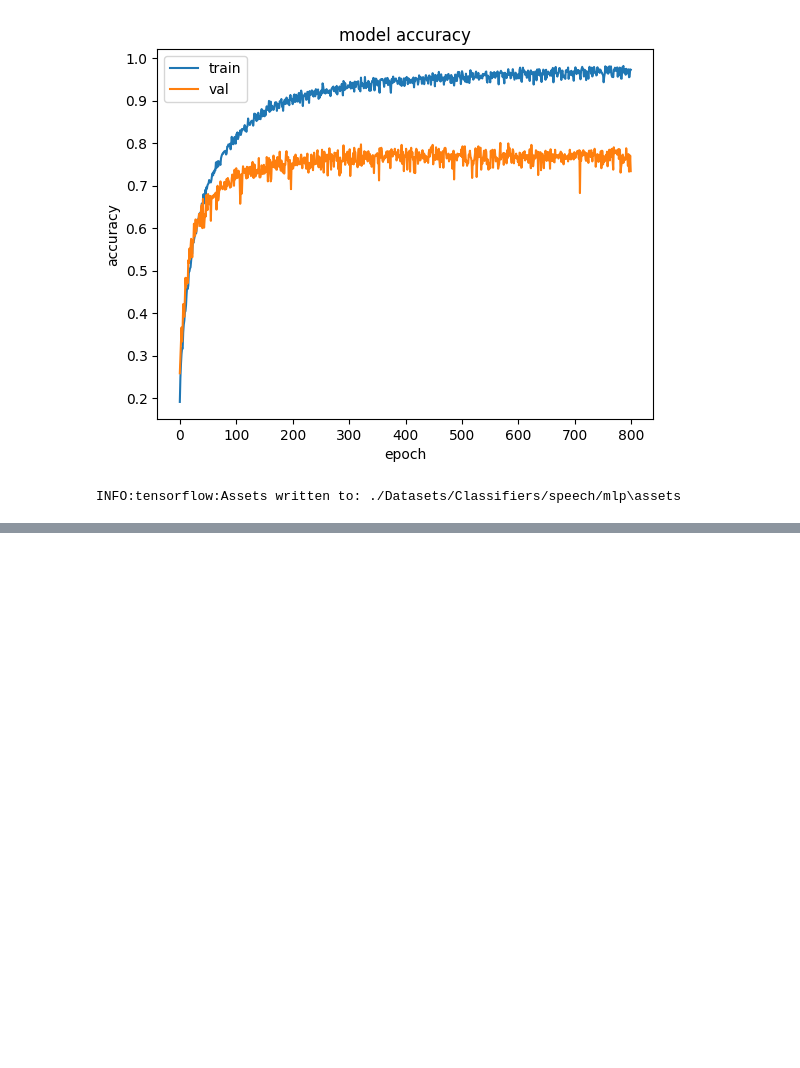
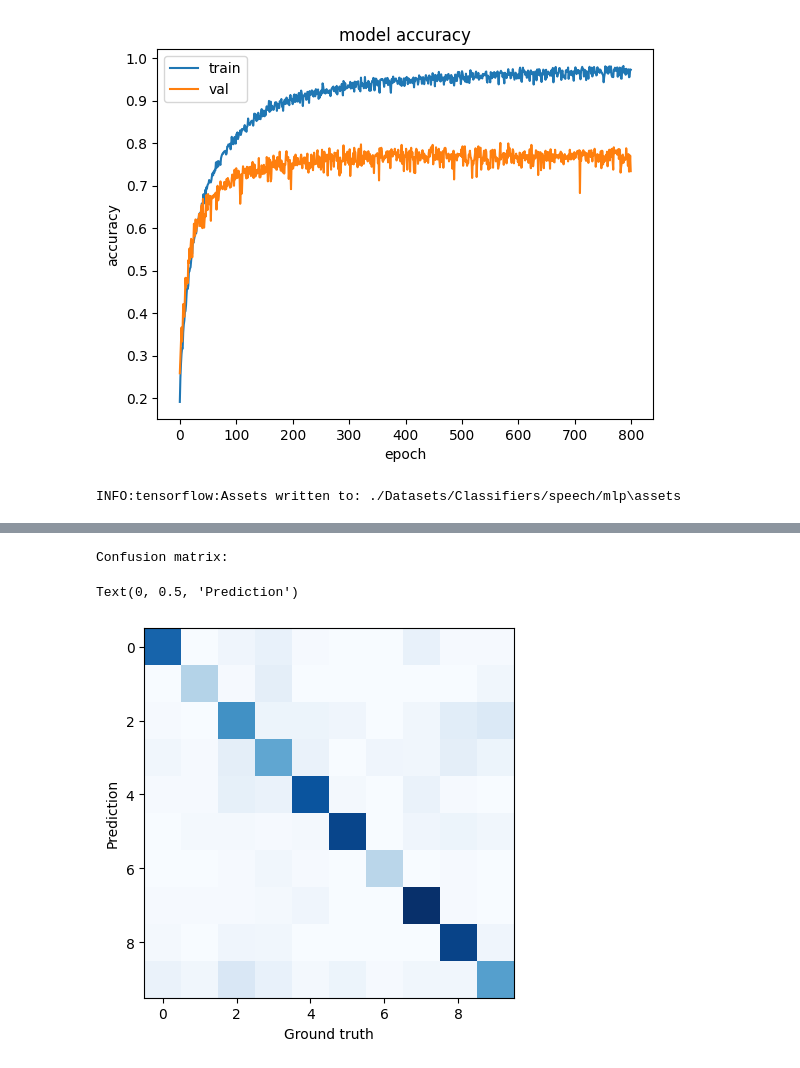
Before and after one commit to Blowdire/DSIM_Project, a Jupyter notebook: UrbanSoundClassification.ipynb, the cells around one changed output, grey strips where cells are left out. Drawn from its saved outputs; the diff is of its cells as text; code cells hidden in the pictures; blank space fills up the shorter version.

```diff
--- a/UrbanSoundClassification.ipynb
+++ b/UrbanSoundClassification.ipynb
@@ -366,0 +352,7 @@ INFO:tensorflow:Assets written to: ./Datasets/Classifiers/speech/mlp\assets
+# %%
+model = keras.models.load_model('./Datasets/Classifiers/speech/mlp')
+test_data = dataset['x_test']
+test_labels = [int(x) for x in dataset['y_test']]
+
+predictions = model.predict(test_data)
+predicted_categories = np.argmax(predictions, axis=1)
@@ -366,0 +363,11 @@ INFO:tensorflow:Assets written to: ./Datasets/Classifiers/speech/mlp\assets
+# %%
+
+print('Confusion matrix:')
+cm = confusion_matrix(test_labels, predicted_categories)
+plt.imshow(cm, cmap=plt.cm.Blues)
+plt.xlabel('Ground truth')
+plt.ylabel('Prediction')
+# %% [output]
+Confusion matrix:
+Text(0, 0.5, 'Prediction')
+[figure, added]
```
Also changed, not shown: parts of 15 cells of this notebook, 35 other files.
